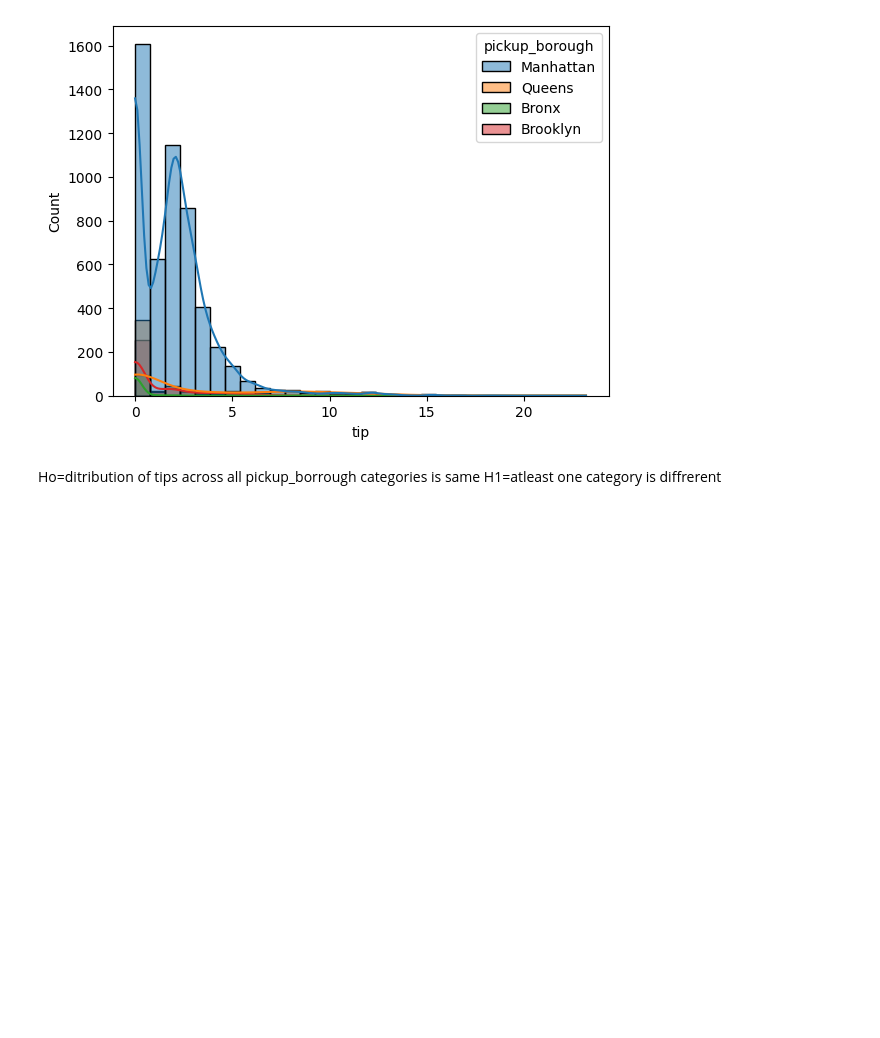
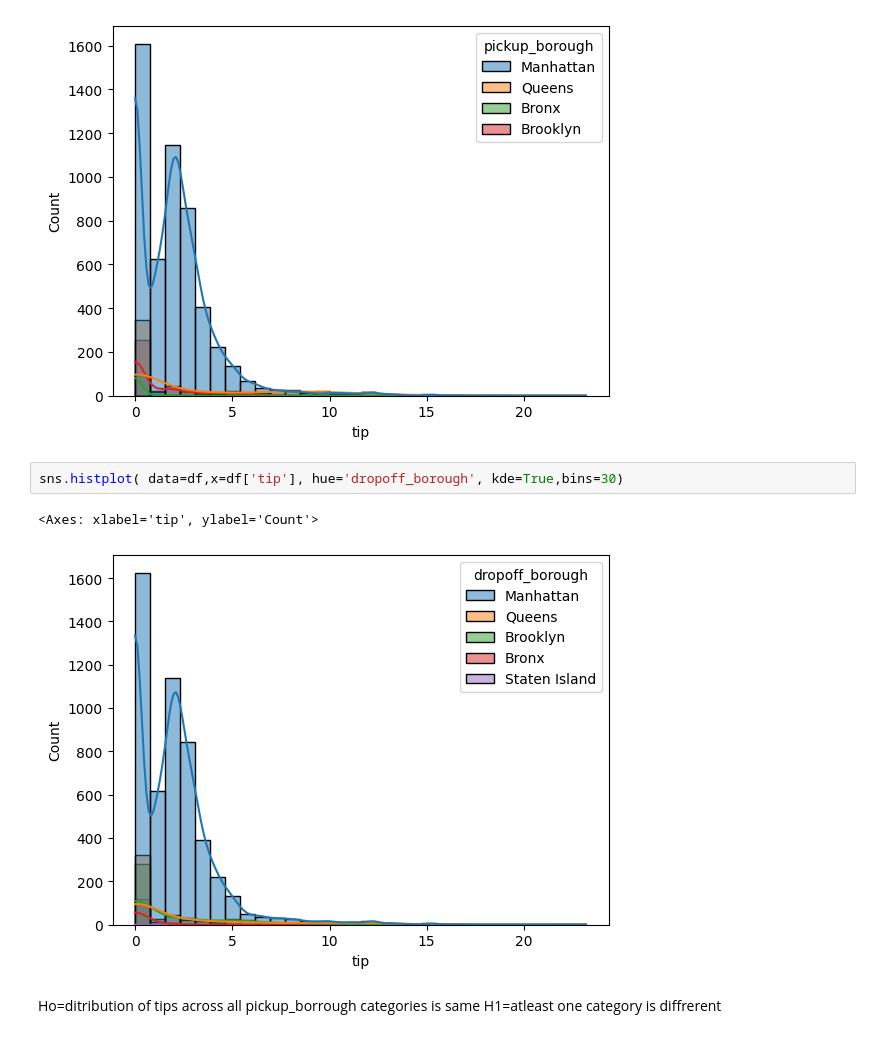
Before and after one commit to kotlanandu525/feature_selection, a Jupyter notebook: feature_selection.ipynb, the cells around one changed output. Cells and saved outputs as stored; diff of their text form; blank space fills up the shorter version.

```diff
--- a/feature_selection.ipynb
+++ b/feature_selection.ipynb
@@ -386,6 +432,11 @@ sns.histplot( data=df,x=df['tip'], hue='pickup_borough', kde=True,bins=30)
 plt.show()
 # %% [output]
 [figure]
+# %%
+sns.histplot( data=df,x=df['tip'], hue='dropoff_borough', kde=True,bins=30)
+# %% [output]
+<Axes: xlabel='tip', ylabel='Count'>
+[figure, added]
 # %% [markdown]
 Ho=ditribution of tips across all pickup_borrough categories is same
 H1=atleast one category is diffrerent
```
Also changed, not shown: parts of 47 cells of this notebook.
